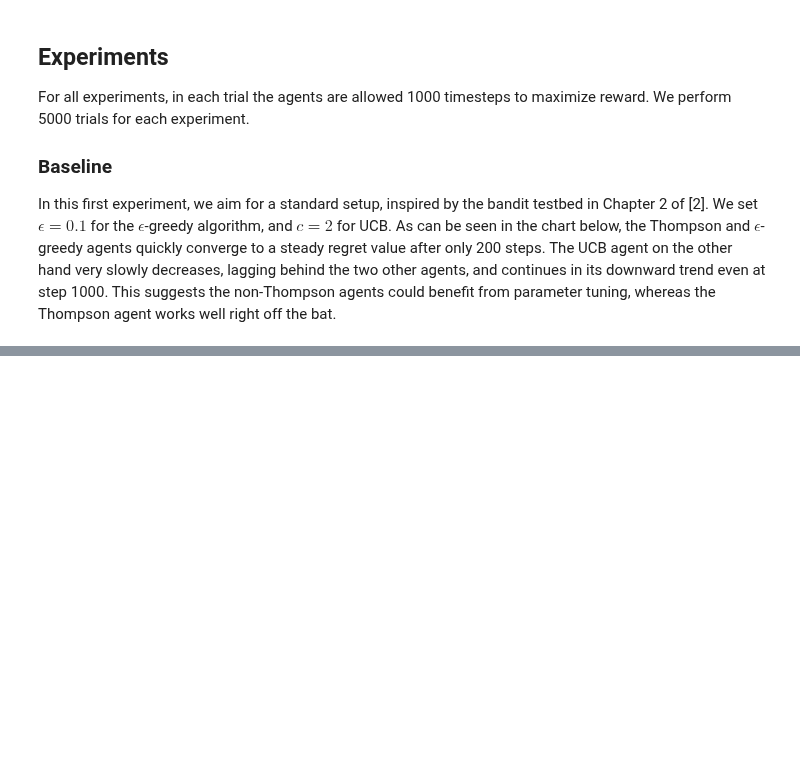
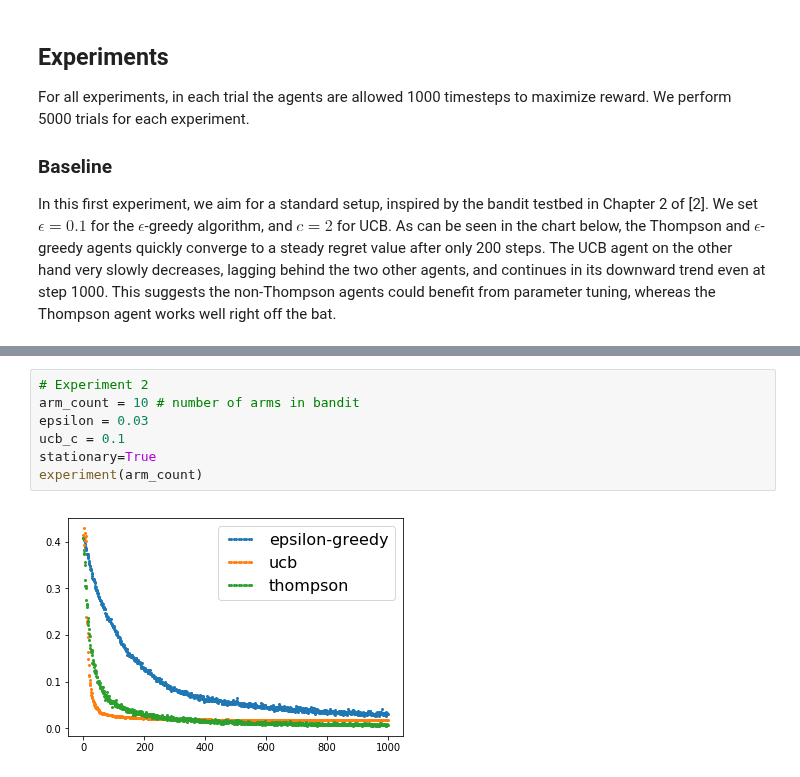
Before and after one commit to martin-fabbri/colab-notebooks, a Jupyter notebook: bandits/02-bandits-thompson-sampling.ipynb, the cells around one changed output, grey strips where cells are left out. Drawn from its saved outputs; the diff is of its cells as text; blank space fills up the shorter version.

```diff
--- a/bandits/02-bandits-thompson-sampling.ipynb
+++ b/bandits/02-bandits-thompson-sampling.ipynb
@@ -294,0 +281,9 @@ KeyboardInterrupt: ignored
+# %%
+# Experiment 2
+arm_count = 10 # number of arms in bandit
+epsilon = 0.03
+ucb_c = 0.1
+stationary=True
+experiment(arm_count)
+# %% [output]
+[figure, added]
```
Also changed, not shown: parts of 13 cells of this notebook.
